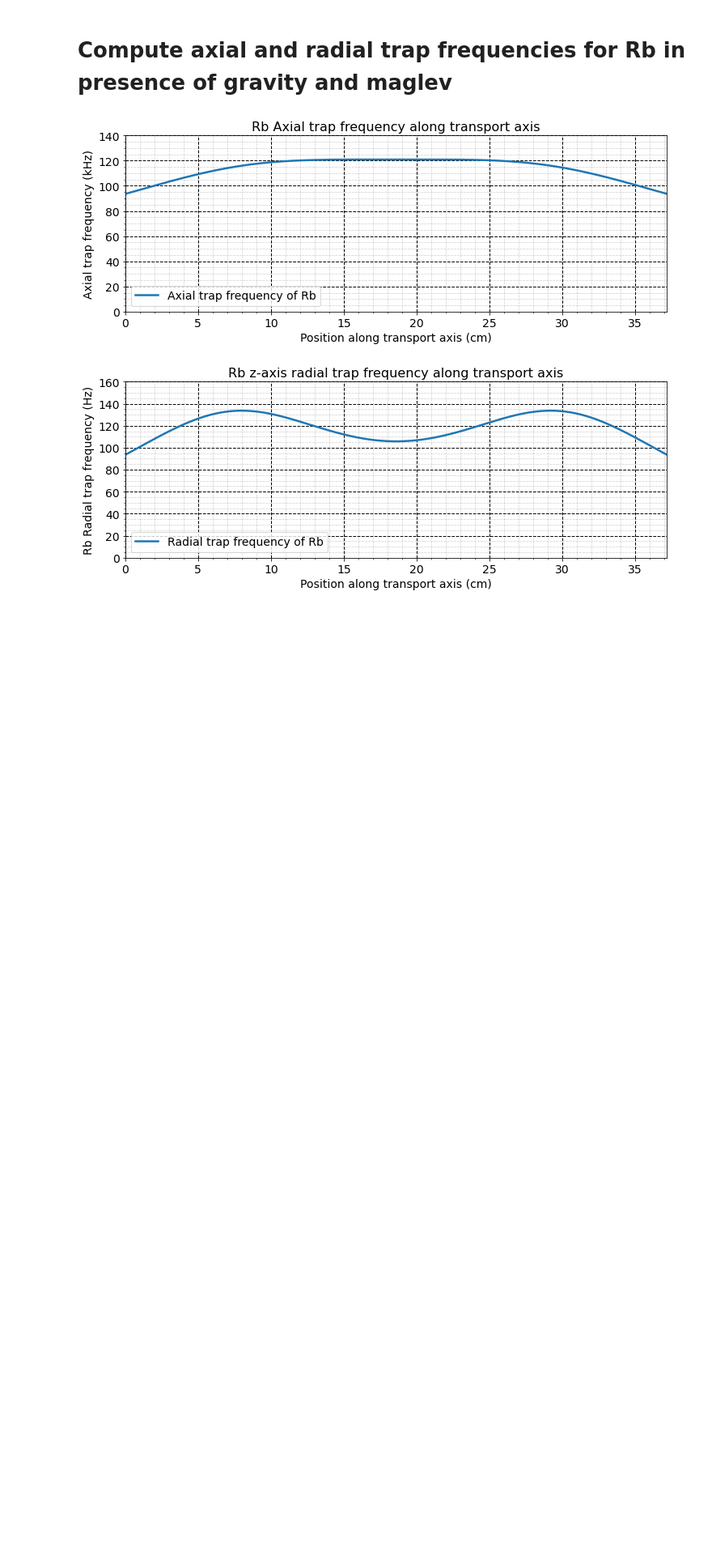
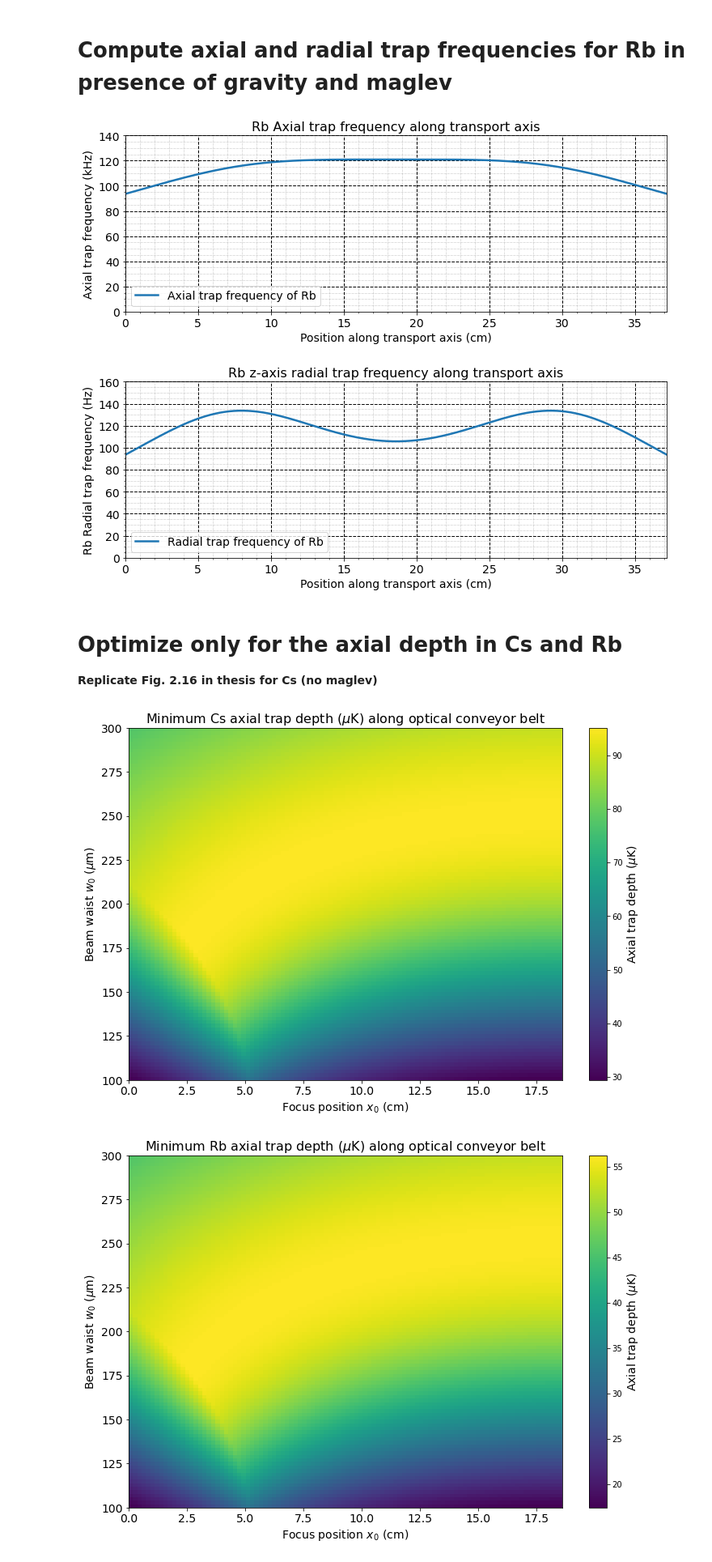
Before and after one commit to geoffrey-zheng/SrF-Calcs, a Jupyter notebook: Optical-Transport/RbCsTransportActual.ipynb, the cells around one changed output. Shown at 81% size. Saved outputs shown, nothing was run; the diff lists cells and outputs as text; code cells hidden in the pictures; blank space fills up the shorter version.

Commit message:
updated RbCs optical transport calcs

```diff
--- a/Optical-Transport/RbCsTransportActual.ipynb
+++ b/Optical-Transport/RbCsTransportActual.ipynb
@@ -1059,8 +1059,8 @@ plt.show()
 #for a range of beam waists and focus positions, re-compute the minimum trap depth (among radial and axial) - NOW ACCOUNTING FOR MAGNETIC LEVITATION
 #along the optical conveyor belt path
 
-x0s = np.linspace(0, 18.6e-2, 50) #in m
-w0s = np.linspace(100e-6, 300e-6, 50) #in m
+x0s = np.linspace(0, 18.6e-2, 10) #in m
+w0s = np.linspace(100e-6, 300e-6, 10) #in m
 overall_mins = np.empty((len(x0s), len(w0s)))
 L = 37.2e-2 #length of conveyor belt in m
 lam = 1064e-9 #wavelength of trapping light in m
@@ -1193,3 +1193,71 @@ plt.show()
 # %% [output]
 [figure]
 [figure]
+# %% [markdown]
+# Optimize only for the axial depth in Cs and Rb
+
+**Replicate Fig. 2.16 in thesis for Cs (no maglev)**
+# %%
+#finally, let's optimize for the axial trap depth only. Maglev shouldn't matter because it only affects z-axis radial trap depth.
+
+#without magnetic levitation for Cs.
+#for a range of beam waists and focus positions, compute the minimum axial trap depth along optical conveyor belt path.
+
+x0s = np.linspace(0, 18.6e-2, 100) #in m
+w0s = np.linspace(100e-6, 300e-6, 100) #in m
+overall_mins = np.empty((len(x0s), len(w0s)))
+L = 37.2e-2 #length of conveyor belt in m
+lam = 1064e-9 #wavelength of trapping light in m
+P = 18 #power of light in W
+
+for i in range(len(x0s)):
+    for j in range(len(w0s)):
+        x = np.linspace(0,L,1000)
+        y = 0
+        z = np.linspace(-2*w0s[j],2*w0s[j],1000)
+        min_axial = np.min(U_axial_Cs(x,x0s[i],w0s[j],lam,P))
+        overall_mins[i][j] = min_axial
+        #print(overall_mins[i][j], i, j, x0s[i], w0s[j])
+
+overall_mins_final = np.transpose(overall_mins) #rows and cols in 2d matrix plot are flipped
+plt.figure(figsize=(12, 8))
+plt.imshow(overall_mins_final, extent=[0, 18.6, 100, 300], origin='lower', aspect='auto')
+plt.colorbar().set_label('Axial trap depth ($\mu$K)', fontsize=14)
+plt.xlabel('Focus position $x_0$ (cm)', fontsize=14)
+plt.ylabel('Beam waist $w_0$ ($\mu$m)', fontsize=14)
+plt.title('Minimum Cs axial trap depth ($\mu$K) along optical conveyor belt', fontsize=16)
+plt.xticks(fontsize=14)
+plt.yticks(fontsize=14)
+plt.show()
+
+#without magnetic levitation for Rb.
+
+x0s = np.linspace(0, 18.6e-2, 100) #in m
+w0s = np.linspace(100e-6, 300e-6, 100) #in m
+overall_mins = np.empty((len(x0s), len(w0s)))
+L = 37.2e-2 #length of conveyor belt in m
+lam = 1064e-9 #wavelength of trapping light in m
+P = 18 #power of light in W
+
+for i in range(len(x0s)):
+    for j in range(len(w0s)):
+        x = np.linspace(0,L,1000)
+        y = 0
+        z = np.linspace(-2*w0s[j],2*w0s[j],1000)
+        min_axial = np.min(U_axial_Rb(x,x0s[i],w0s[j],lam,P))
+        overall_mins[i][j] = min_axial
+        #print(overall_mins[i][j], i, j, x0s[i], w0s[j])
+
+overall_mins_final = np.transpose(overall_mins) #rows and cols in 2d matrix plot are flipped
+plt.figure(figsize=(12, 8))
+plt.imshow(overall_mins_final, extent=[0, 18.6, 100, 300], origin='lower', aspect='auto')
+plt.colorbar().set_label('Axial trap depth ($\mu$K)', fontsize=14)
+plt.xlabel('Focus position $x_0$ (cm)', fontsize=14)
+plt.ylabel('Beam waist $w_0$ ($\mu$m)', fontsize=14)
+plt.title('Minimum Rb axial trap depth ($\mu$K) along optical conveyor belt', fontsize=16)
+plt.xticks(fontsize=14)
+plt.yticks(fontsize=14)
+plt.show()
+# %% [output]
+[figure, added]
+[figure, added]
```
Also changed, not shown: parts of 23 cells of this notebook, 1 other file.
